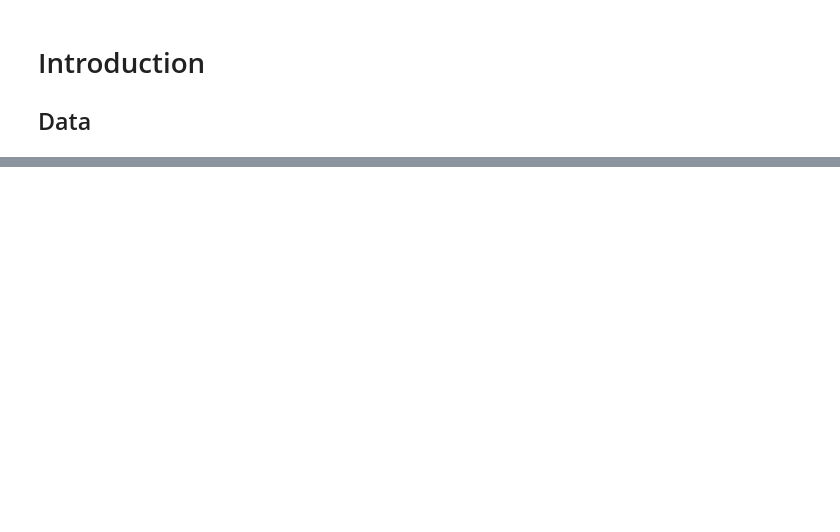
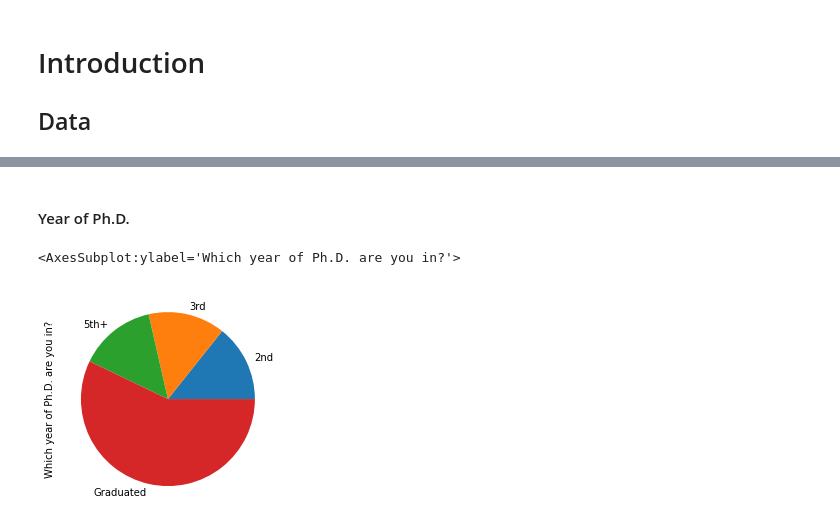
Before and after one commit to lizyazpin/pilot_data_analysis, a Jupyter notebook: Pilot_Interview_Analysis_Python3.ipynb, the cells around one changed output, grey strips where cells are left out. Drawn from its saved outputs; the diff is of its cells as text; code cells hidden in the pictures; blank space fills up the shorter version.

```diff
--- a/Pilot_Interview_Analysis_Python3.ipynb
+++ b/Pilot_Interview_Analysis_Python3.ipynb
@@ -47,0 +77,9 @@ array([['2021/02/14 2:16:29 pm CET',
+# %% [markdown]
+#### Year of Ph.D.
+# %%
+age = demographic_data.groupby('Which year of Ph.D. are you in?')['Which year of Ph.D. are you in?'].count()
+#print(age)
+age.plot.pie()
+# %% [output]
+<AxesSubplot:ylabel='Which year of Ph.D. are you in?'>
+[figure, added]
```
Also changed, not shown: parts of 55 cells of this notebook.
